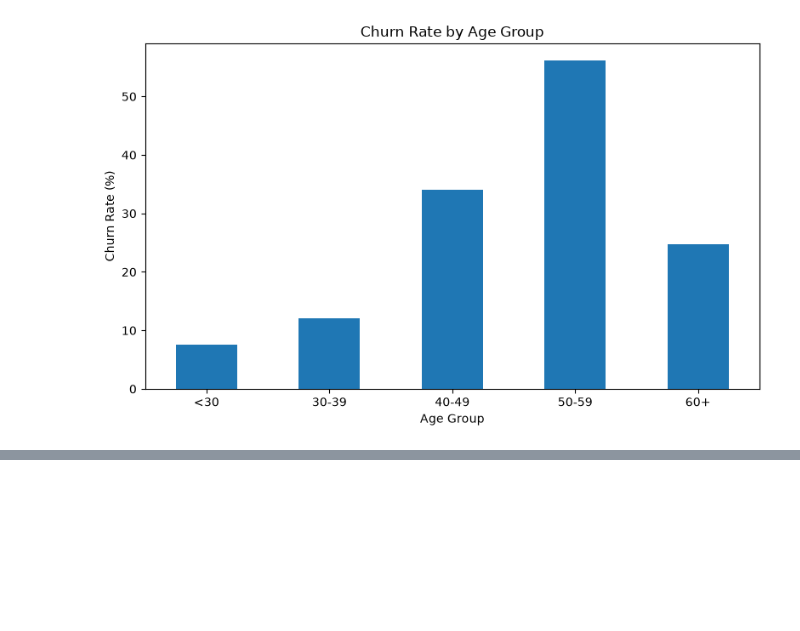
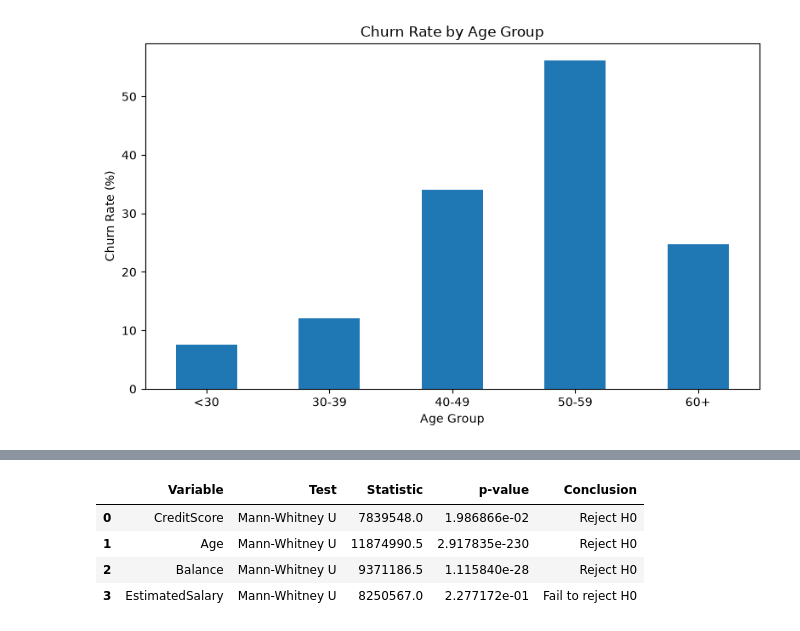
Before and after one commit to ppthanhtuyen-create/bank-customer-churn-analysis, a Jupyter notebook: data_understanding.ipynb, the cells around one changed output, grey strips where cells are left out. Drawn from its saved outputs; the diff is of its cells as text; code cells hidden in the pictures; blank space fills up the shorter version.

```diff
--- a/data_understanding.ipynb
+++ b/data_understanding.ipynb
@@ -1334,0 +1603,56 @@ plt.show()
+# %%
+numeric_vars = [
+    "CreditScore",
+    "Age",
+    "Balance",
+    "EstimatedSalary"
+]
+
+from scipy.stats import mannwhitneyu
+import pandas as pd
+
+numeric_vars = [
+    "CreditScore",
+    "Age",
+    "Balance",
+    "EstimatedSalary"
+]
+
+alpha = 0.05
+
+results = []
+
+for var in numeric_vars:
+
+    churned = df_merged.loc[df_merged["Exited"] == 1, var].dropna()
+    retained = df_merged.loc[df_merged["Exited"] == 0, var].dropna()
+
+    # Mann-Whitney U test
+    statistic, p_value = mannwhitneyu(
+        churned,
+        retained,
+        alternative="two-sided"
+    )
+
+    if p_value < alpha:
+        conclusion = "Reject H0"
+    else:
+        conclusion = "Fail to reject H0"
+
+    results.append({
+        "Variable": var,
+        "Test": "Mann-Whitney U",
+        "Statistic": statistic,
+        "p-value": p_value,
+        "Conclusion": conclusion
+    })
+
+numeric_test_results = pd.DataFrame(results)
+
+numeric_test_results
+# %% [output]
+|  | Variable | Test | Statistic | p-value | Conclusion |
+| 0 | CreditScore | Mann-Whitney U | 7839548.0 | 1.986866e-02 | Reject H0 |
+| 1 | Age | Mann-Whitney U | 11874990.5 | 2.917835e-230 | Reject H0 |
+| 2 | Balance | Mann-Whitney U | 9371186.5 | 1.115840e-28 | Reject H0 |
+| 3 | EstimatedSalary | Mann-Whitney U | 8250567.0 | 2.277172e-01 | Fail to reject H0 |
```
Also changed, not shown: parts of 26 cells of this notebook, 1 other file.
